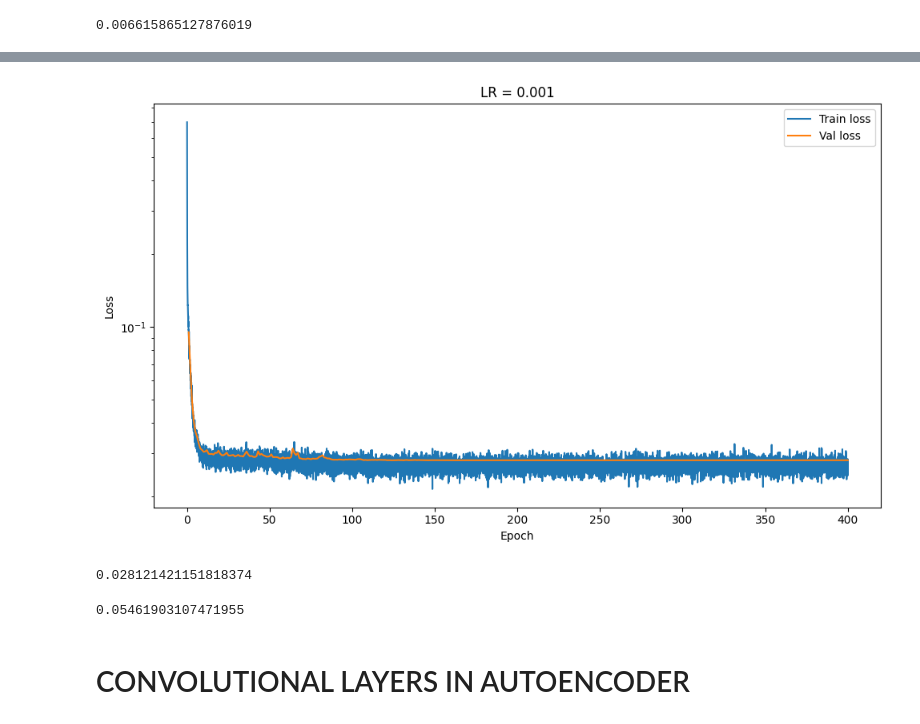
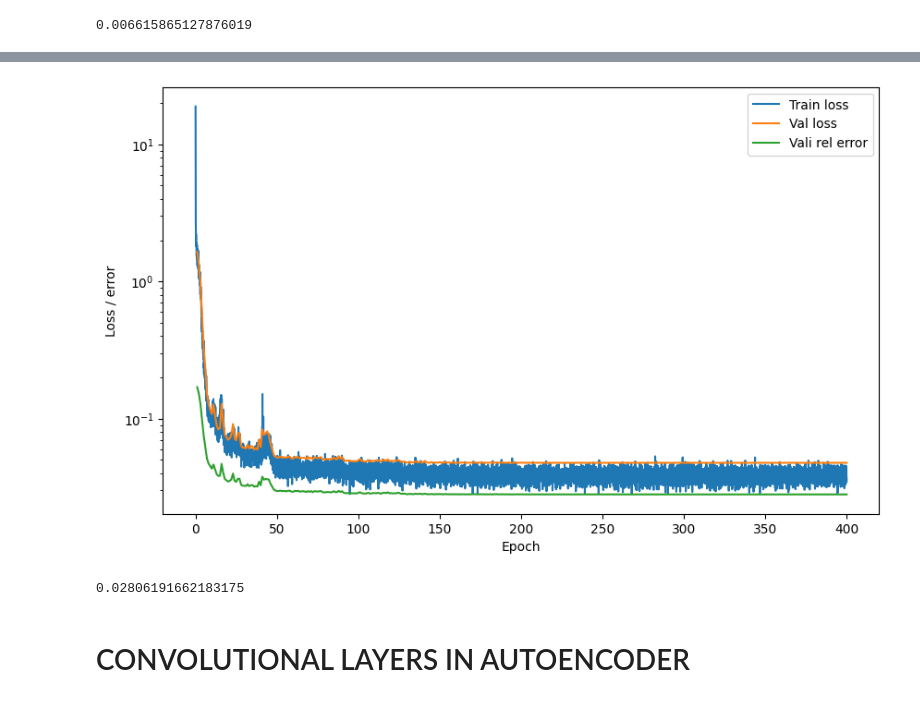
Before and after one commit to CS-433/ml-project-2-ita, a Jupyter notebook: final.ipynb, the cells around one changed output, grey strips where cells are left out. Drawn from its saved outputs; the diff is of its cells as text; code cells hidden in the pictures.

```diff
--- a/final.ipynb
+++ b/final.ipynb
@@ -972,28 +979,7 @@ lr=1e-3 # change it with best_lr
 batch_size=64
 dim_reduced=128 # change it with best_dim_reduced
 
-model_trained_MLP, train_loss_history, val_loss_history = run_vel_training_mlp(
+model_trained_MLP, train_loss_history, val_loss_history, val_rel_loss_history = run_vel_training_mlp(
         MLP(dim_reduced=dim_reduced),
         num_epochs, lr, batch_size, device
     )
-# %%
-n_train = len(train_loss_history)
-t_train = num_epochs * np.arange(n_train) / n_train
-t_val = np.arange(1, num_epochs + 1)
-
-fig, ax = plt.subplots(figsize=(10, 6), sharey=True)
-ax.semilogy(t_train, train_loss_history, label="Train loss")
-ax.semilogy(t_val, val_loss_history, label="Val loss")
-
-ax.legend()
-ax.set_xlabel("Epoch")
-ax.set_ylabel("Loss")
-ax.set_title(f"LR = {lr}")
-plt.tight_layout()
-plt.show()
-# %% [output]
-[figure, removed]
-# %%
-print(val_loss_history[-1])
-# %% [output]
-0.028121421151818374
@@ -1017,7 +986,12 @@ losss= inferenza()
-# %%
-losss
-# %% [output]
-0.05461903107471955
+# %%
+fig, ax = plt.subplots(figsize=(10, 6))
+plot(ax, train_loss_history, val_loss_history, val_rel_loss_history, num_epochs)
+# %% [output]
+[figure, added]
+# %%
+val_rel_loss_history[-1]
+# %% [output]
+0.02806191662183175
 # %% [markdown]
 # CONVOLUTIONAL LAYERS IN AUTOENCODER
 # %% [markdown]
```
Also changed, not shown: parts of 13 cells of this notebook.
